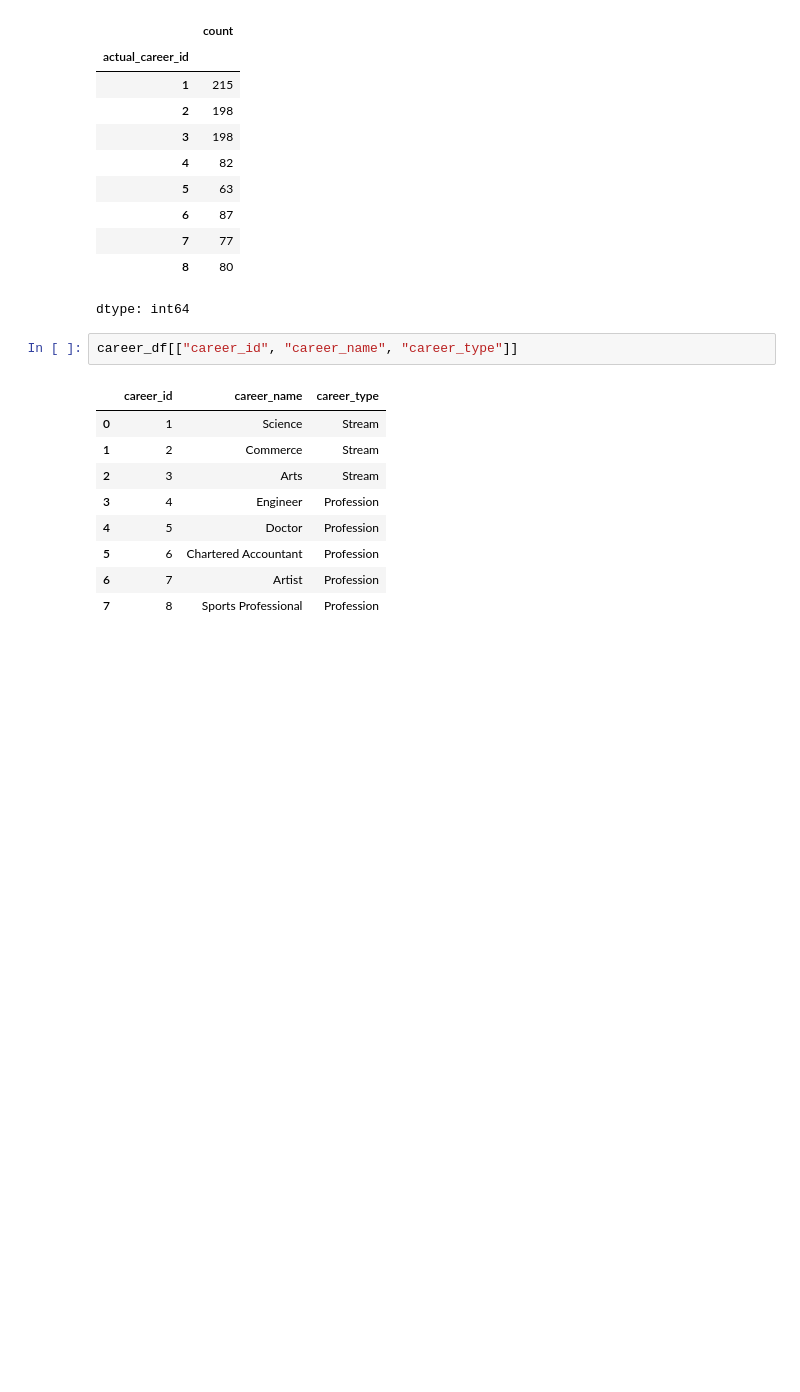
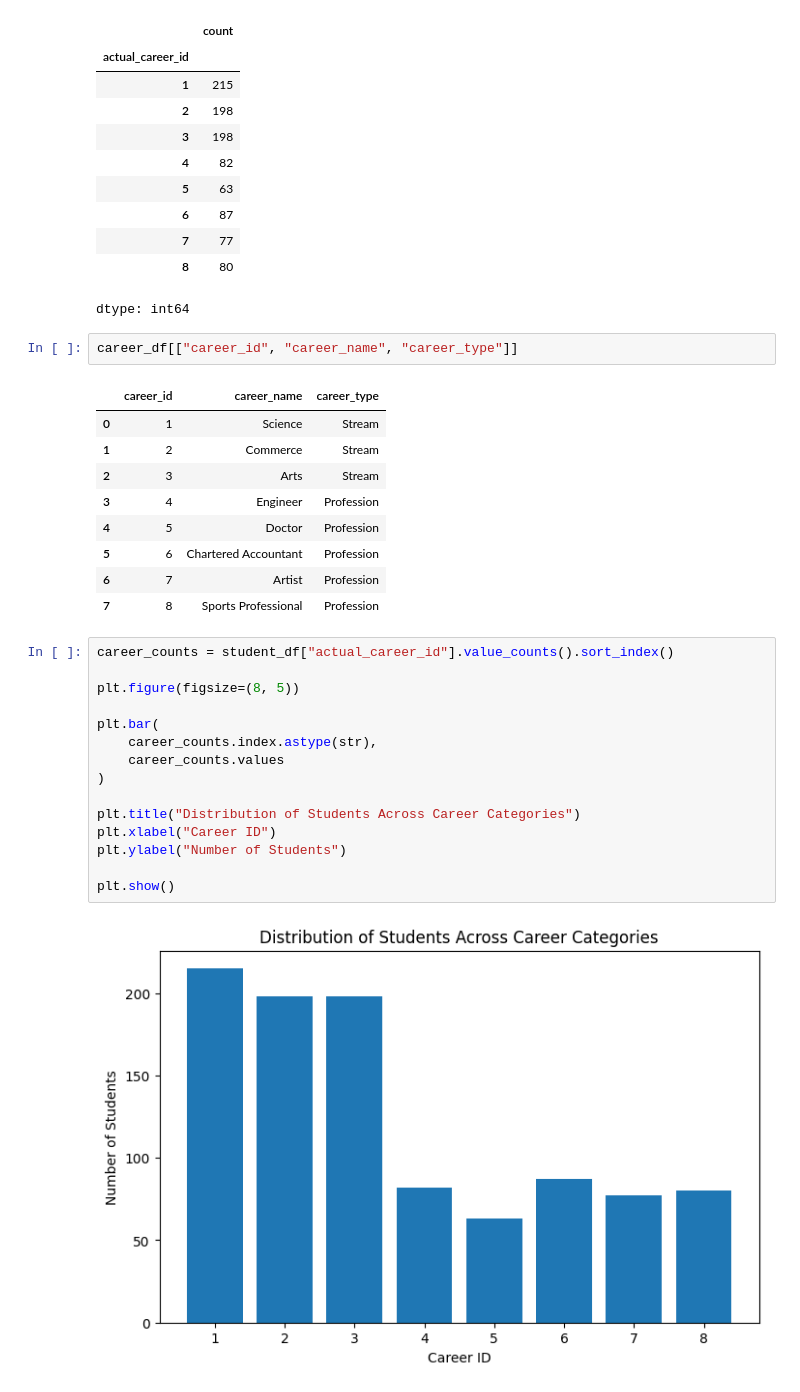
Before and after one commit to PrasastiBaitharu/ybi_foundation, a Jupyter notebook: YBI_45_DAY_INTERNSHIP.ipynb, the cells around one changed output. Drawn from its saved outputs; the diff is of its cells as text; blank space fills up the shorter version.

Commit message:
Visualize the target distribution

```diff
--- a/YBI_45_DAY_INTERNSHIP.ipynb
+++ b/YBI_45_DAY_INTERNSHIP.ipynb
@@ -268,3 +268,20 @@ career_df[["career_id", "career_name", "career_type"]]
 | 5 | 6 | Chartered Accountant | Profession |
 | 6 | 7 | Artist | Profession |
 | 7 | 8 | Sports Professional | Profession |
+# %%
+career_counts = student_df["actual_career_id"].value_counts().sort_index()
+
+plt.figure(figsize=(8, 5))
+
+plt.bar(
+    career_counts.index.astype(str),
+    career_counts.values
+)
+
+plt.title("Distribution of Students Across Career Categories")
+plt.xlabel("Career ID")
+plt.ylabel("Number of Students")
+
+plt.show()
+# %% [output]
+[figure, added]
```
Also changed, not shown: parts of 1 cell of this notebook.
